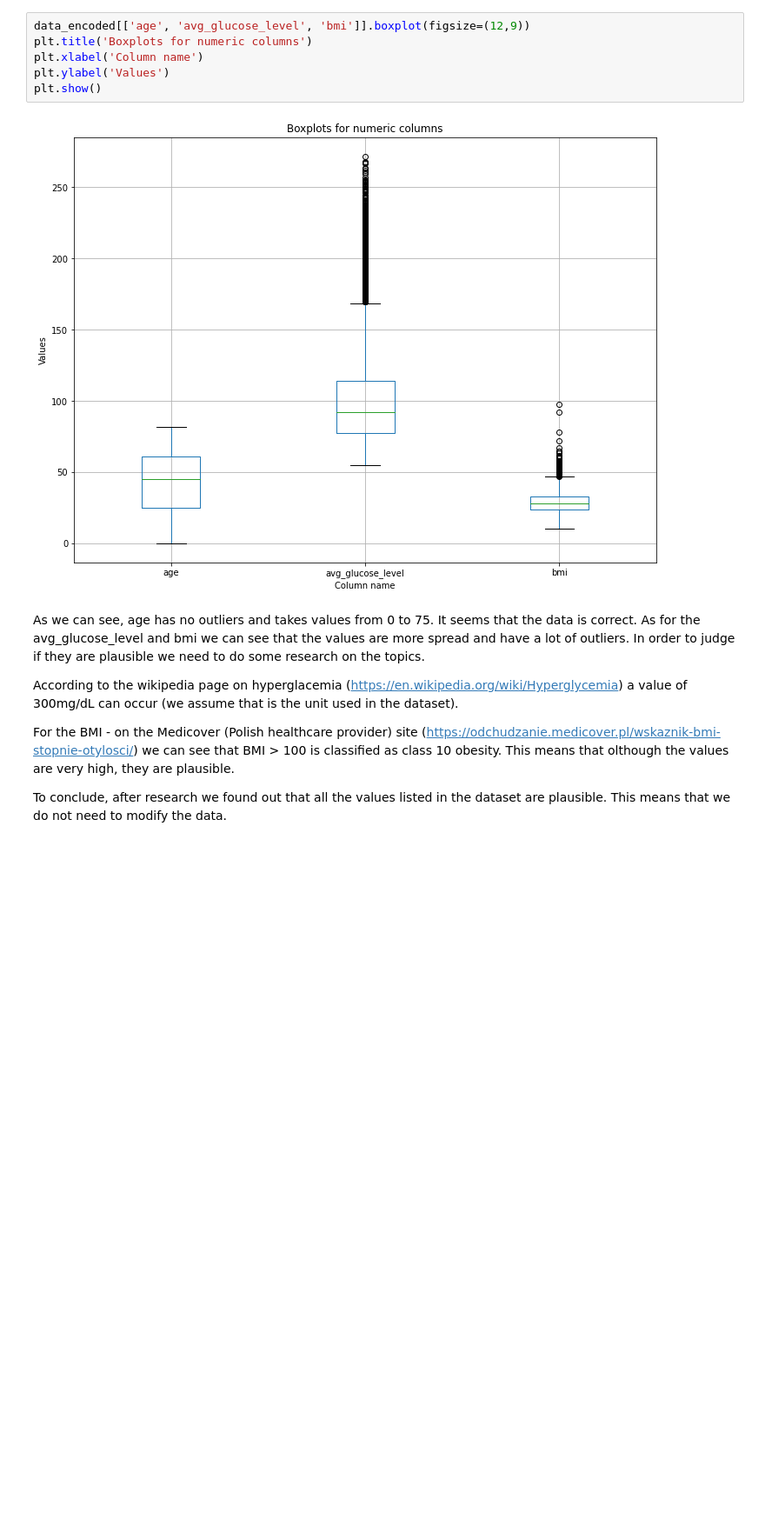
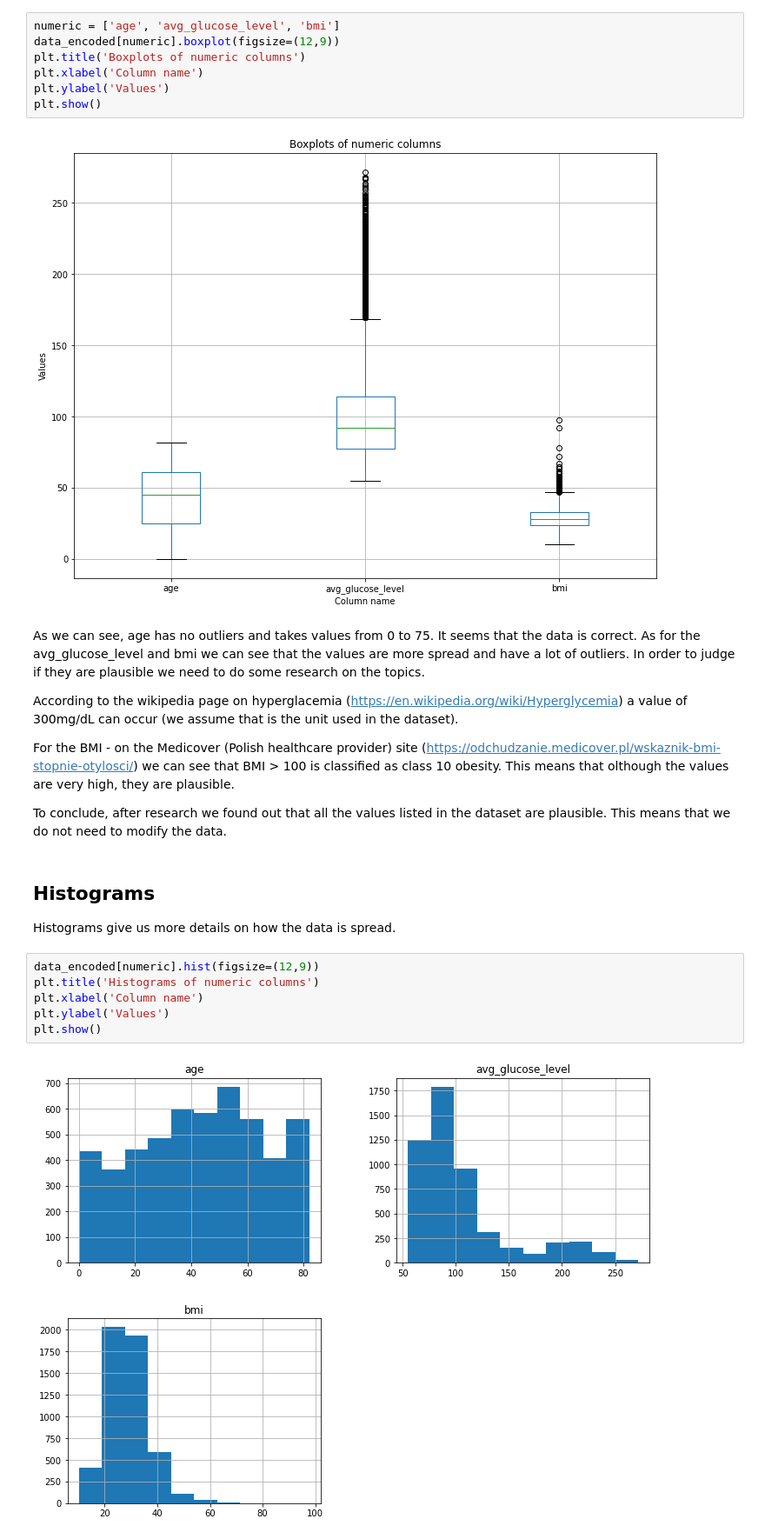
Before and after one commit to WaznyKamo/Stroke-EDA-classification, a Jupyter notebook: Stroke_dataset_EDA_and_classification.ipynb, the cells around one changed output. Shown at 87% size. Drawn from its saved outputs; the diff is of its cells as text; blank space fills up the shorter version.

Commit message:
added histograms and pie charts

```diff
--- a/Stroke_dataset_EDA_and_classification.ipynb
+++ b/Stroke_dataset_EDA_and_classification.ipynb
@@ -183,8 +183,9 @@ data_encoded.head()
 ### Finding outliers
 Firstly we would like to see what values do the numeric columns take. We'll use boxplot - it shows us how the values are spread.
 # %%
-data_encoded[['age', 'avg_glucose_level', 'bmi']].boxplot(figsize=(12,9))
-plt.title('Boxplots for numeric columns')
+numeric = ['age', 'avg_glucose_level', 'bmi']
+data_encoded[numeric].boxplot(figsize=(12,9))
+plt.title('Boxplots of numeric columns')
 plt.xlabel('Column name')
 plt.ylabel('Values')
 plt.show()
@@ -199,3 +200,14 @@ According to the wikipedia page on hyperglacemia (https://en.wikipedia.org/wiki/
 For the BMI - on the Medicover (Polish healthcare provider) site (https://odchudzanie.medicover.pl/wskaznik-bmi-stopnie-otylosci/) we can see that BMI > 100 is classified as class 10 obesity. This means that olthough the values are very high, they are plausible.
 
 To conclude, after research we found out that all the values listed in the dataset are plausible. This means that we do not need to modify the data.
+# %% [markdown]
+## Histograms
+Histograms give us more details on how the data is spread.
+# %%
+data_encoded[numeric].hist(figsize=(12,9))
+plt.title('Histograms of numeric columns')
+plt.xlabel('Column name')
+plt.ylabel('Values')
+plt.show()
+# %% [output]
+[figure, added]
```
Also changed, not shown: parts of 4 cells of this notebook.
